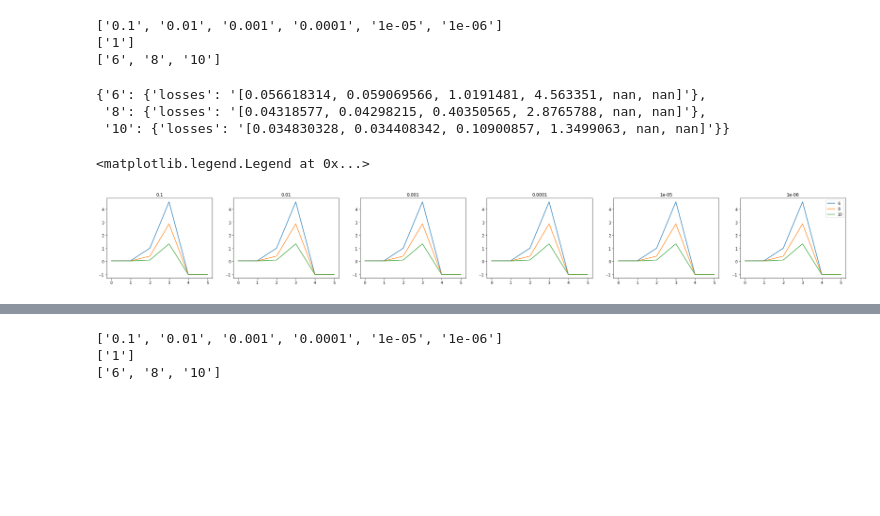
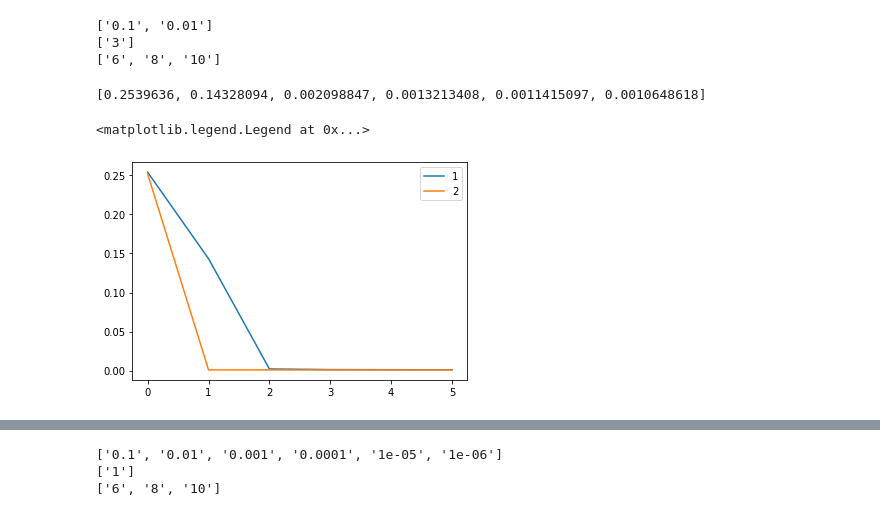
Before and after one commit to 170A-Capstone/Acoustic-Classification, a Jupyter notebook: grid_search_visualization.ipynb, the cells around one changed output, grey strips where cells are left out. Cells and saved outputs as stored; diff of their text form; code cells hidden in the pictures; blank space fills up the shorter version.

Commit message:
convolutional autoencoder, downsampling, correct grid search results

```diff
--- a/grid_search_visualization.ipynb
+++ b/grid_search_visualization.ipynb
@@ -5,7 +5,7 @@ import matplotlib.pyplot as plt
 import json
 
 # Specify the path to the JSON file
-file_path = "./model_params/ae-idmt/results.json"
+file_path = "./model_params/cae-4-3/results.json"
 
 # Load the JSON file
 with open(file_path, "r") as json_file:
@@ -23,30 +23,11 @@ print(_cls)
 lds = list(data[lrs[0]][_cls[0]].keys())
 print(lds)
 # %% [output]
-['0.1', '0.01', '0.001', '0.0001', '1e-05', '1e-06']
-['1']
+['0.1', '0.01']
+['3']
 ['6', '8', '10']
 # %%
-data[lrs[0]][_cls[0]]
+losses = data[lrs[0]][_cls[0]][lds[0]]['losses']
+eval(losses)
 # %% [output]
-{'6': {'losses': '[0.056618314, 0.059069566, 1.0191481, 4.563351, nan, nan]'},
- '8': {'losses': '[0.04318577, 0.04298215, 0.40350565, 2.8765788, nan, nan]'},
- '10': {'losses': '[0.034830328, 0.034408342, 0.10900857, 1.3499063, nan, nan]'}}
+[0.2539636, 0.14328094, 0.002098847, 0.0013213408, 0.0011415097, 0.0010648618]
-# %%
-n = len(lrs)
-
-fig,axes = plt.subplots(1,n,figsize=(6*n,4))
-
-for i,lr in enumerate(lrs):
-
-    ax = axes[i]
-
-    for ld in lds:
-        losses = data[lrs[0]][_cls[0]][ld]['losses']
-        losses = eval(losses.replace('nan','-1'))
-        ax.plot(losses,label=ld)
-        ax.set_title(lr)
-plt.legend()
-# %% [output]
-<matplotlib.legend.Legend at 0x...>
-[figure, removed]
@@ -52,0 +36,9 @@ plt.legend()
+# %%
+for cl in _cls:
+    losses = data[lrs[0]][cl][lds[0]]['losses']
+    losses = eval(losses)
+    plt.plot(losses,label=cl)
+plt.legend()
+# %% [output]
+<matplotlib.legend.Legend at 0x...>
+[figure, added]
```
Also changed, not shown: parts of 4 cells of this notebook, 13 other files.
